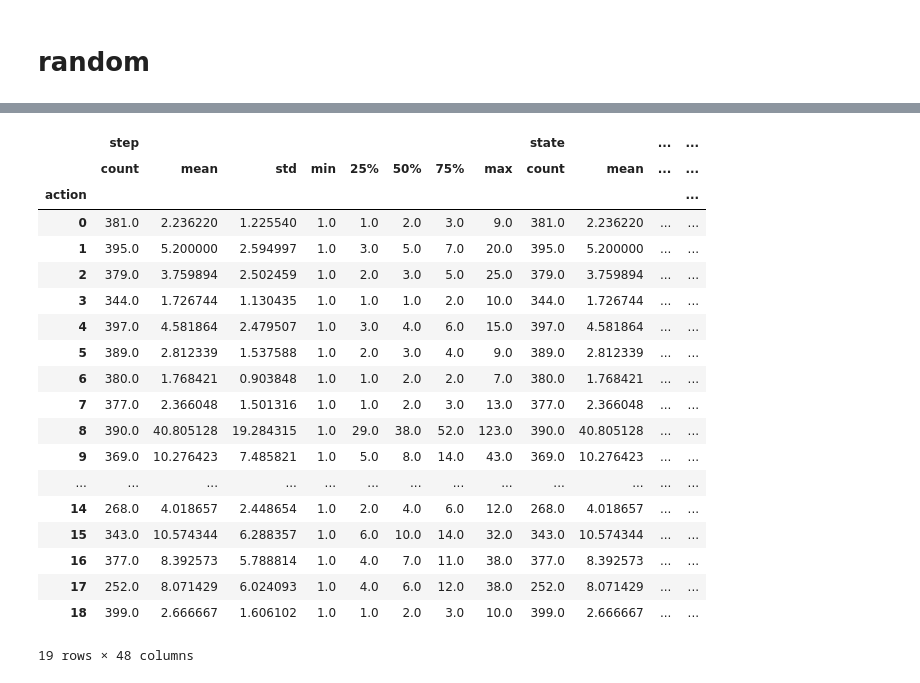
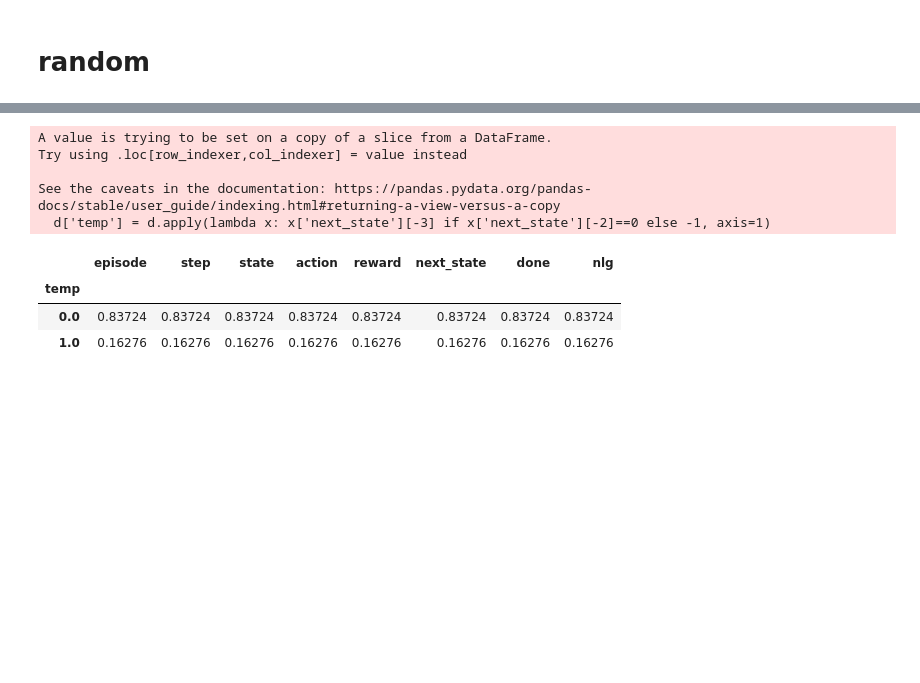
Before and after one commit to FahmidMorshed/CrystalIsland-RL, a Jupyter notebook: src/data_preprocessing.ipynb, the cells around one changed output, grey strips where cells are left out. Drawn from its saved outputs; the diff is of its cells as text; code cells hidden in the pictures; blank space fills up the shorter version.

```diff
--- a/src/data_preprocessing.ipynb
+++ b/src/data_preprocessing.ipynb
@@ -517,23 +555,16 @@ df.groupby('episode').count()['step'].plot.hist(bins=100)
-# %%
-df.groupby(['episode','action']).count().groupby(['action']).describe()
-# %% [output]
-|  | step |  |  |  |  |  |  |  | state |  | ... | ... |
-|  | count | mean | std | min | 25% | 50% | 75% | max | count | mean | ... | ... |
-| action |  |  |  |  |  |  |  |  |  |  |  | ... |
-| 0 | 381.0 | 2.236220 | 1.225540 | 1.0 | 1.0 | 2.0 | 3.0 | 9.0 | 381.0 | 2.236220 | ... | ... |
-| 1 | 395.0 | 5.200000 | 2.594997 | 1.0 | 3.0 | 5.0 | 7.0 | 20.0 | 395.0 | 5.200000 | ... | ... |
-| 2 | 379.0 | 3.759894 | 2.502459 | 1.0 | 2.0 | 3.0 | 5.0 | 25.0 | 379.0 | 3.759894 | ... | ... |
-| 3 | 344.0 | 1.726744 | 1.130435 | 1.0 | 1.0 | 1.0 | 2.0 | 10.0 | 344.0 | 1.726744 | ... | ... |
-| 4 | 397.0 | 4.581864 | 2.479507 | 1.0 | 3.0 | 4.0 | 6.0 | 15.0 | 397.0 | 4.581864 | ... | ... |
-| 5 | 389.0 | 2.812339 | 1.537588 | 1.0 | 2.0 | 3.0 | 4.0 | 9.0 | 389.0 | 2.812339 | ... | ... |
-| 6 | 380.0 | 1.768421 | 0.903848 | 1.0 | 1.0 | 2.0 | 2.0 | 7.0 | 380.0 | 1.768421 | ... | ... |
-| 7 | 377.0 | 2.366048 | 1.501316 | 1.0 | 1.0 | 2.0 | 3.0 | 13.0 | 377.0 | 2.366048 | ... | ... |
-| 8 | 390.0 | 40.805128 | 19.284315 | 1.0 | 29.0 | 38.0 | 52.0 | 123.0 | 390.0 | 40.805128 | ... | ... |
-| 9 | 369.0 | 10.276423 | 7.485821 | 1.0 | 5.0 | 8.0 | 14.0 | 43.0 | 369.0 | 10.276423 | ... | ... |
-| ... | ... | ... | ... | ... | ... | ... | ... | ... | ... | ... | ... | ... |
-| 14 | 268.0 | 4.018657 | 2.448654 | 1.0 | 2.0 | 4.0 | 6.0 | 12.0 | 268.0 | 4.018657 | ... | ... |
-| 15 | 343.0 | 10.574344 | 6.288357 | 1.0 | 6.0 | 10.0 | 14.0 | 32.0 | 343.0 | 10.574344 | ... | ... |
-| 16 | 377.0 | 8.392573 | 5.788814 | 1.0 | 4.0 | 7.0 | 11.0 | 38.0 | 377.0 | 8.392573 | ... | ... |
-| 17 | 252.0 | 8.071429 | 6.024093 | 1.0 | 4.0 | 6.0 | 12.0 | 38.0 | 252.0 | 8.071429 | ... | ... |
-| 18 | 399.0 | 2.666667 | 1.606102 | 1.0 | 1.0 | 2.0 | 3.0 | 10.0 | 399.0 | 2.666667 | ... | ... |
-19 rows × 48 columns
+# %%
+d = df.loc[df['action']==18]
+# when woskshsubmitted and, game did not ended, we want the next s_solved
+d['temp'] = d.apply(lambda x: x['next_state'][-3] if x['next_state'][-2]==0 else -1, axis=1)
+d = d.loc[d['temp']!=-1]
+d.groupby('temp').count()/len(d)
+# %% [output]
+A value is trying to be set on a copy of a slice from a DataFrame.
+Try using .loc[row_indexer,col_indexer] = value instead
+
+See the caveats in the documentation: https://pandas.pydata.org/pandas-docs/stable/user_guide/indexing.html#returning-a-view-versus-a-copy
+  d['temp'] = d.apply(lambda x: x['next_state'][-3] if x['next_state'][-2]==0 else -1, axis=1)
+|  | episode | step | state | action | reward | next_state | done | nlg |
+| temp |  |  |  |  |  |  |  |  |
+| 0.0 | 0.83724 | 0.83724 | 0.83724 | 0.83724 | 0.83724 | 0.83724 | 0.83724 | 0.83724 |
+| 1.0 | 0.16276 | 0.16276 | 0.16276 | 0.16276 | 0.16276 | 0.16276 | 0.16276 | 0.16276 |
```
Also changed, not shown: parts of 3 cells of this notebook, 20 other files.
